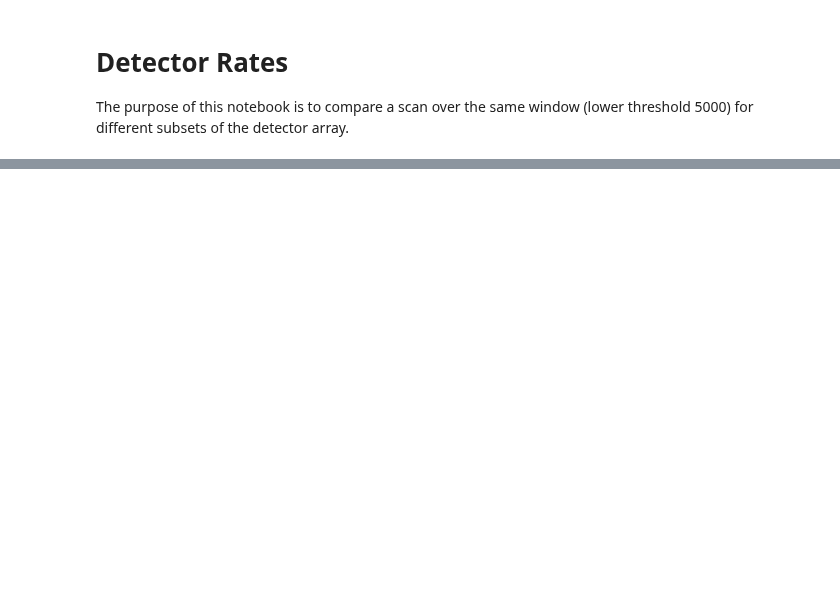
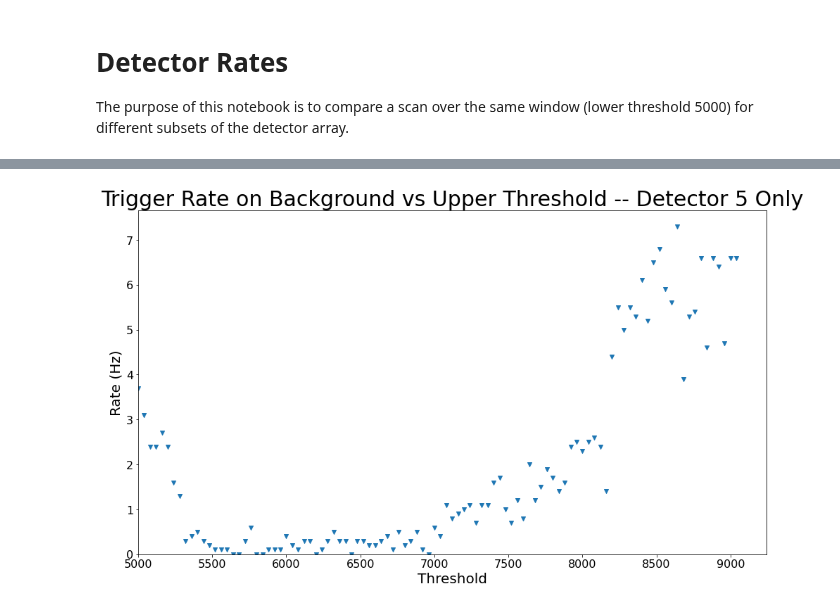
Before and after one commit to villano-lab/NaI_Array_Firmware, a Jupyter notebook: test_firmwares/UniversalTrigger1/Detector_Rates.ipynb, the cells around one changed output, grey strips where cells are left out. Drawn from its saved outputs; the diff is of its cells as text; code cells hidden in the pictures; blank space fills up the shorter version.

```diff
--- a/test_firmwares/UniversalTrigger1/Detector_Rates.ipynb
+++ b/test_firmwares/UniversalTrigger1/Detector_Rates.ipynb
@@ -42,0 +45,16 @@ plt.show()
+# %%
+plt.figure(figsize=(16,9))
+
+plt.scatter(x,det5.iloc[:,1],label="Detector 5",marker='v')
+
+plt.xlabel("Threshold",size=20)
+plt.ylabel("Rate (Hz)",size=20)
+plt.title("Trigger Rate on Background vs Upper Threshold -- Detector 5 Only",size=30)
+plt.rc('xtick', labelsize=16) #fontsize of the x tick labels
+plt.rc('ytick', labelsize=16) #fontsize of the y tick labels
+plt.xlim(5000)
+plt.ylim(0)
+
+plt.show()
+# %% [output]
+[figure, added]
```
Also changed, not shown: parts of 2 cells of this notebook, 1 other file.
